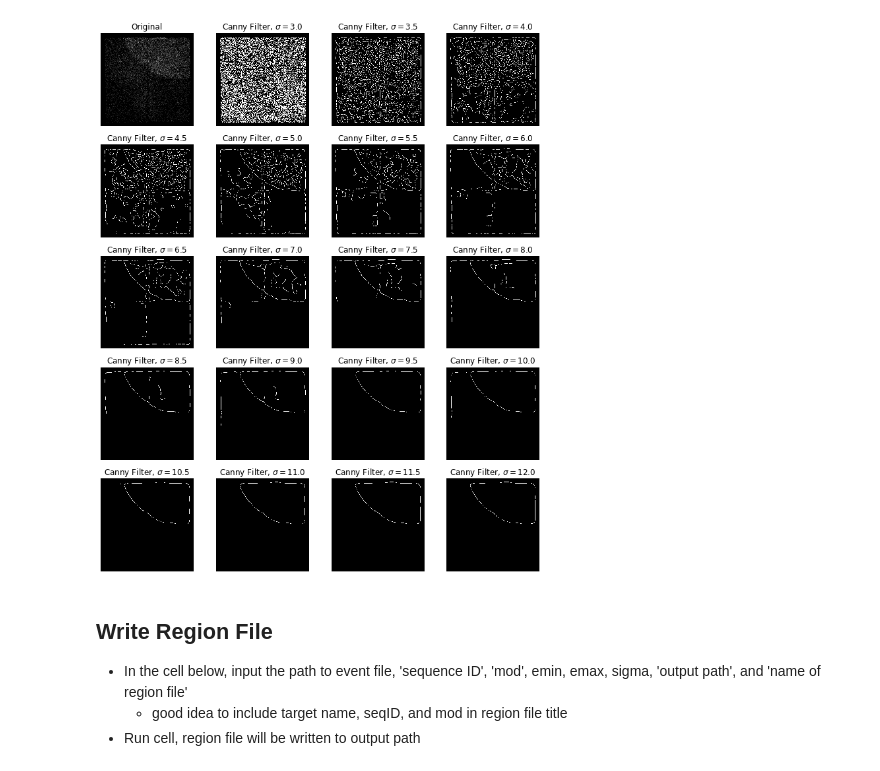
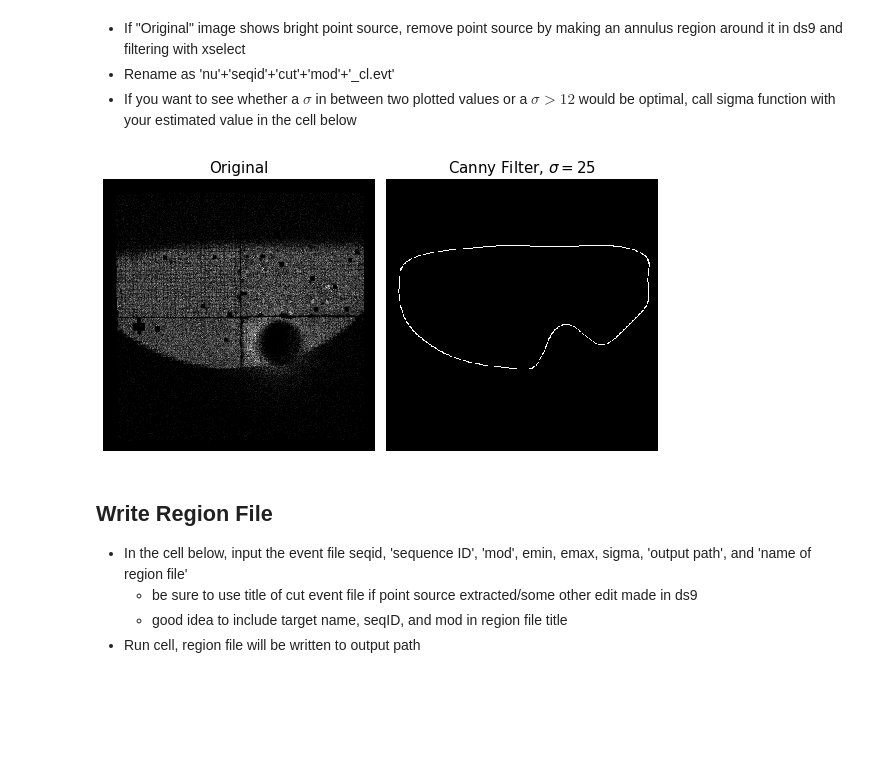
Before and after one commit to ellen-thompson/region-generation, a Jupyter notebook: RegFileWrapperExample.ipynb, the cells around one changed output. Saved outputs shown, nothing was run; the diff lists cells and outputs as text; code cells hidden in the pictures; blank space fills up the shorter version.

```diff
--- a/RegFileWrapperExample.ipynb
+++ b/RegFileWrapperExample.ipynb
@@ -7,0 +9,9 @@ import regfile
+# %%
+#define input path
+input_path = '/Users/ellenthompson/Desktop/SL_Analysis/90401331002/event_cl'
+
+#navigate to event file location
+os.chdir(input_path)
+
+#call sigma range function
+regfile.sigmarange('90401331002cut','A',36,209)
@@ -8,14 +20,19 @@ import regfile
+# %% [markdown]
+ - If "Original" image shows bright point source, remove point source by making an annulus region around it in ds9 and filtering with xselect
+  - Rename as 'nu'+'seqid'+'cut'+'mod'+'_cl.evt'
+ - If you want to see whether a $\sigma$ in between two plotted values or a $\sigma>12$ would be optimal, call sigma function with your estimated value in the cell below
 # %%
 #navigate to event file location
-os.chdir('/Users/ellenthompson/Desktop/SL_Analysis/40111002002/event_cl')
+os.chdir(input_path)
 
-#call sigmas function
-regfile.sigmas('40111002002','A',36,209)
+#call single sigma
+regfile.sigma('90401331002cut','A',36,209,25)
 # %% [output]
-[figure, old version]
+[figure, new version]
 # %% [markdown]
 ## Write Region File
-- In the cell below, input the path to event file, 'sequence ID', 'mod', emin, emax, sigma, 'output path', and 'name of region file'
+- In the cell below, input the event file seqid, 'sequence ID', 'mod', emin, emax, sigma, 'output path', and 'name of region file'
+    - be sure to use title of cut event file if point source extracted/some other edit made in ds9
     - good idea to include target name, seqID, and mod in region file title
 - Run cell, region file will be written to output path
 # %%
```
Also changed, not shown: parts of 3 cells of this notebook.
